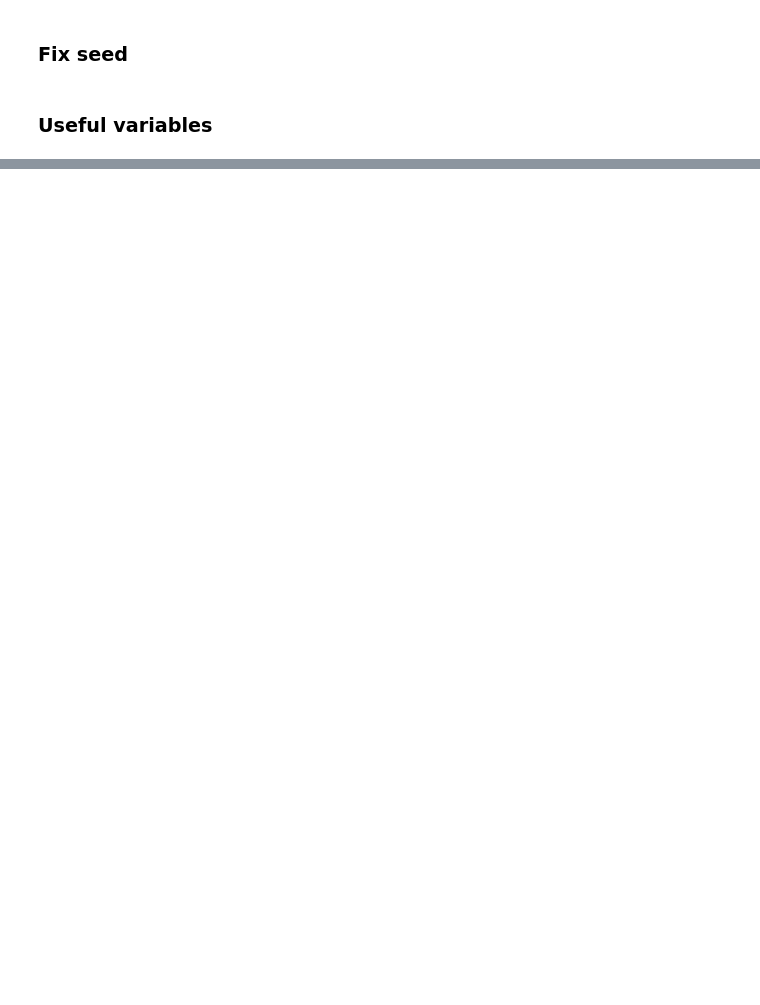
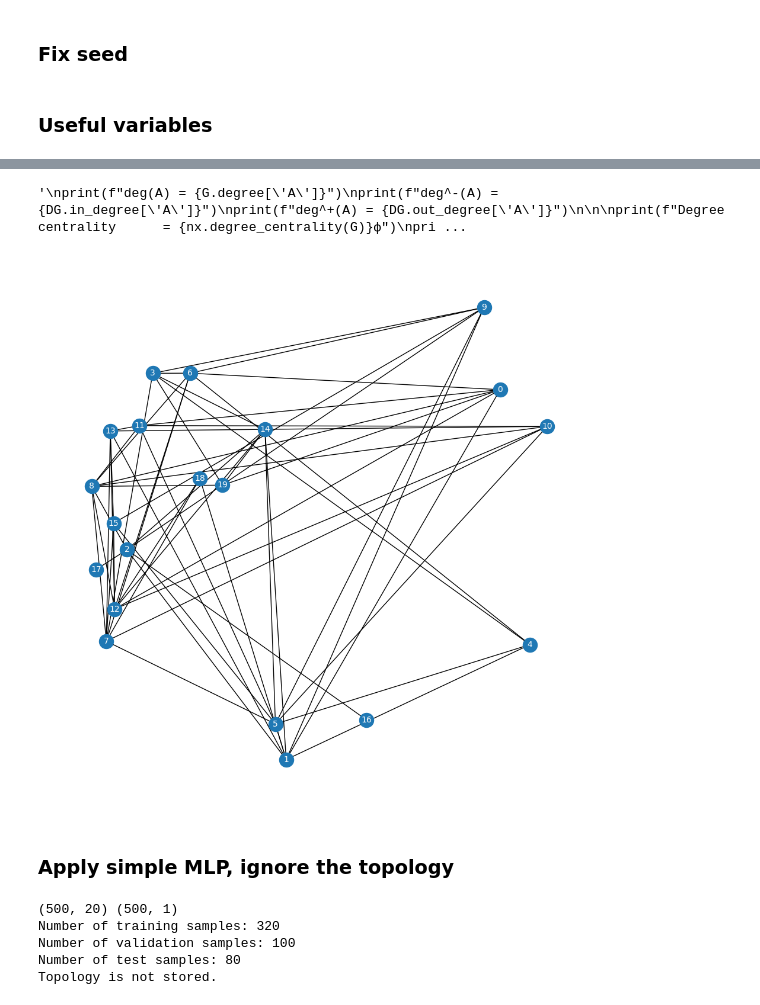
Before and after one commit to Bulbatronik/Exploring-GNN-for-Gaussian-Graphs, a Jupyter notebook: notebooks/read-data.ipynb, the cells around one changed output, grey strips where cells are left out. Saved outputs shown, nothing was run; the diff lists cells and outputs as text; code cells hidden in the pictures; blank space fills up the shorter version.

Commit message:
add utils, data loader

```diff
--- a/notebooks/read-data.ipynb
+++ b/notebooks/read-data.ipynb
@@ -50,0 +44,7 @@ nx.draw(G, with_labels=True)
+# %%
+device = torch.device('cuda' if torch.cuda.is_available() else 'cpu')
+print(f'Device: {device}')
+
+DATA_BASE = DIR_PATH / 'data/preprocessed/'
+BALANCED_PATH = DATA_BASE / 'balanced'
+UNBALANCED_PATH = DATA_BASE / 'unbalanced'
@@ -50,0 +55,8 @@ nx.draw(G, with_labels=True)
+# %%
+A, features = load_data(BALANCED_PATH)
+
+# Print information about the dataset
+print(f'Number of graphs: {len(A)}')
+print(f'Number of nodes: {A[0].shape[0]}')
+print(f'Number of features (per node): {len(features.iloc[0]["Prot1"].tolist()) if isinstance(features.iloc[0]["Prot1"].tolist(), list) else 1 }')
+print(f'Classes distribution:\n {features["class"].value_counts()}')
@@ -50,0 +71,33 @@ nx.draw(G, with_labels=True)
+# %%
+"""
+print(f"deg(A) = {G.degree['A']}")
+print(f"deg^-(A) = {DG.in_degree['A']}")
+print(f"deg^+(A) = {DG.out_degree['A']}")
+
+
+print(f"Degree centrality      = {nx.degree_centrality(G)}ф")
+print(f"Closeness centrality   = {nx.closeness_centrality(G)}")
+print(f"Betweenness centrality = {nx.betweenness_centrality(G)}")
+"""
+# %% [output]
+'\nprint(f"deg(A) = {G.degree[\'A\']}")\nprint(f"deg^-(A) = {DG.in_degree[\'A\']}")\nprint(f"deg^+(A) = {DG.out_degree[\'A\']}")\n\n\nprint(f"Degree centrality      = {nx.degree_centrality(G)}ф")\npri ...
+# %%
+G=nx.from_numpy_array(A[0])
+
+plt.figure(figsize=(12,12))
+plt.axis('off')
+nx.draw_networkx(G,
+                 pos=nx.spring_layout(G, seed=0),
+                 node_size=300,
+                 cmap='coolwarm',
+                 font_size=10,
+                 font_color='white'
+                 )
+
+#nx.is_connected(G) # Is a graph connected (path to any node from any node)
+#labels = {k: round(v, 3) for k, v in nx.get_edge_attributes(G, "weight").items()} # round to 3 digits
+#nx.draw_networkx_edge_labels(G, pos=nx.spring_layout(G, seed=0), edge_labels=labels, )
+# %% [output]
+[figure, added]
+# %% [markdown]
+### Apply simple MLP, ignore the topology
@@ -50,0 +164,13 @@ nx.draw(G, with_labels=True)
+# %%
+X, y = features[[f'Prot{i+1}' for i in range(20)]].values, np.expand_dims(features['class'].values, axis=-1)
+#X, y = np.expand_dims(features[[f'Prot{i+1}' for i in range(20)]].values, axis=-1), np.expand_dims(features['class'].values, axis=1)
+print(X.shape, y.shape)
+
+data = Data(X, y, device=device)
+data.print_info()
+# %% [output]
+(500, 20) (500, 1)
+Number of training samples: 320
+Number of validation samples: 100
+Number of test samples: 80
+Topology is not stored.
```
Also changed, not shown: parts of 23 cells of this notebook, 8 other files.
